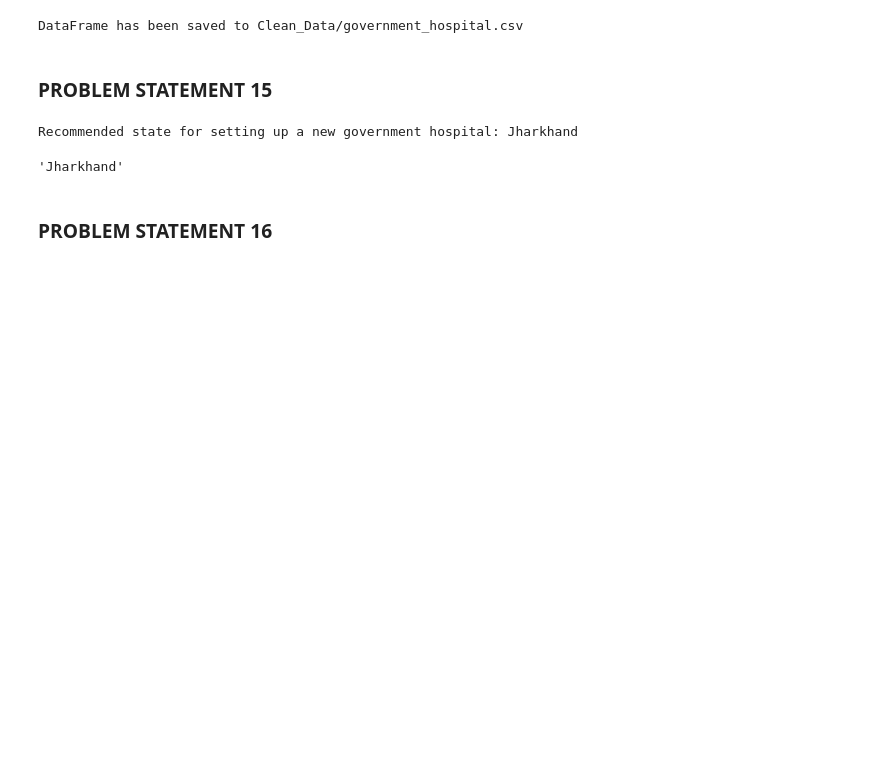
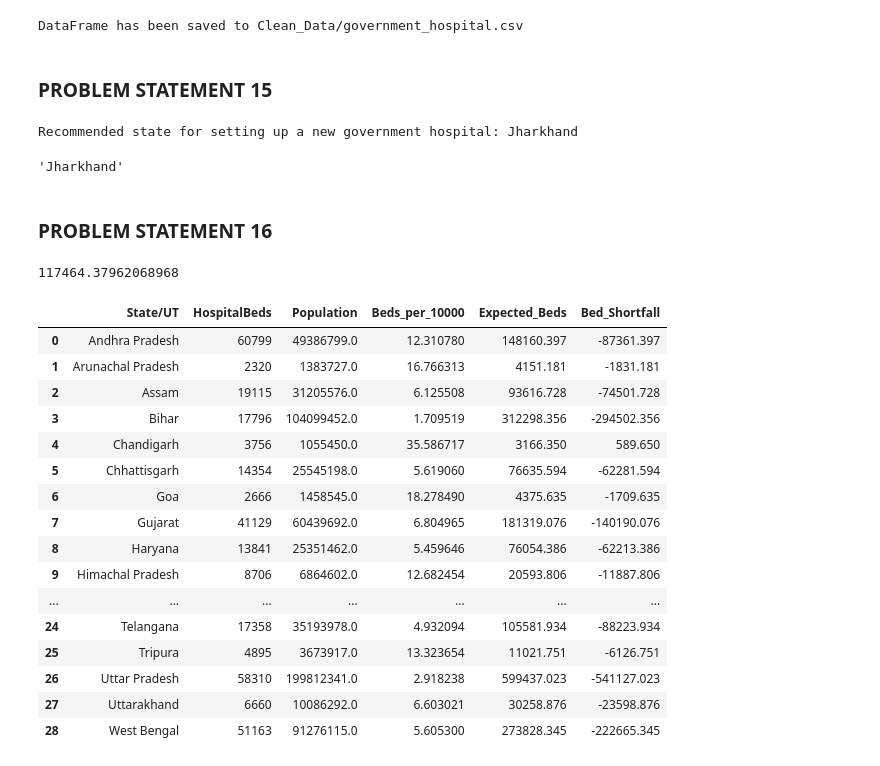
Before and after one commit to Jacko760/Futerense-Internship, a Jupyter notebook: insaaf.ipynb, the cells around one changed output. Drawn from its saved outputs; the diff is of its cells as text; code cells hidden in the pictures; blank space fills up the shorter version.

```diff
--- a/insaaf.ipynb
+++ b/insaaf.ipynb
@@ -858,3 +858,29 @@ recommended_state
 'Jharkhand'
 # %% [markdown]
 ### PROBLEM STATEMENT 16
+# %%
+# Calculate national average
+WHO_standard_bed_policy = merged_dataa['Expected_Beds'].mean()
+WHO_standard_bed_policy
+# %% [output]
+117464.37962068968
+# %%
+merged_dataa
+# %% [output]
+|  | State/UT | HospitalBeds | Population | Beds_per_10000 | Expected_Beds | Bed_Shortfall |
+| 0 | Andhra Pradesh | 60799 | 49386799.0 | 12.310780 | 148160.397 | -87361.397 |
+| 1 | Arunachal Pradesh | 2320 | 1383727.0 | 16.766313 | 4151.181 | -1831.181 |
+| 2 | Assam | 19115 | 31205576.0 | 6.125508 | 93616.728 | -74501.728 |
+| 3 | Bihar | 17796 | 104099452.0 | 1.709519 | 312298.356 | -294502.356 |
+| 4 | Chandigarh | 3756 | 1055450.0 | 35.586717 | 3166.350 | 589.650 |
+| 5 | Chhattisgarh | 14354 | 25545198.0 | 5.619060 | 76635.594 | -62281.594 |
+| 6 | Goa | 2666 | 1458545.0 | 18.278490 | 4375.635 | -1709.635 |
+| 7 | Gujarat | 41129 | 60439692.0 | 6.804965 | 181319.076 | -140190.076 |
+| 8 | Haryana | 13841 | 25351462.0 | 5.459646 | 76054.386 | -62213.386 |
+| 9 | Himachal Pradesh | 8706 | 6864602.0 | 12.682454 | 20593.806 | -11887.806 |
+| ... | ... | ... | ... | ... | ... | ... |
+| 24 | Telangana | 17358 | 35193978.0 | 4.932094 | 105581.934 | -88223.934 |
+| 25 | Tripura | 4895 | 3673917.0 | 13.323654 | 11021.751 | -6126.751 |
+| 26 | Uttar Pradesh | 58310 | 199812341.0 | 2.918238 | 599437.023 | -541127.023 |
+| 27 | Uttarakhand | 6660 | 10086292.0 | 6.603021 | 30258.876 | -23598.876 |
+| 28 | West Bengal | 51163 | 91276115.0 | 5.605300 | 273828.345 | -222665.345 |
```
Also changed, not shown: parts of 6 cells of this notebook.
